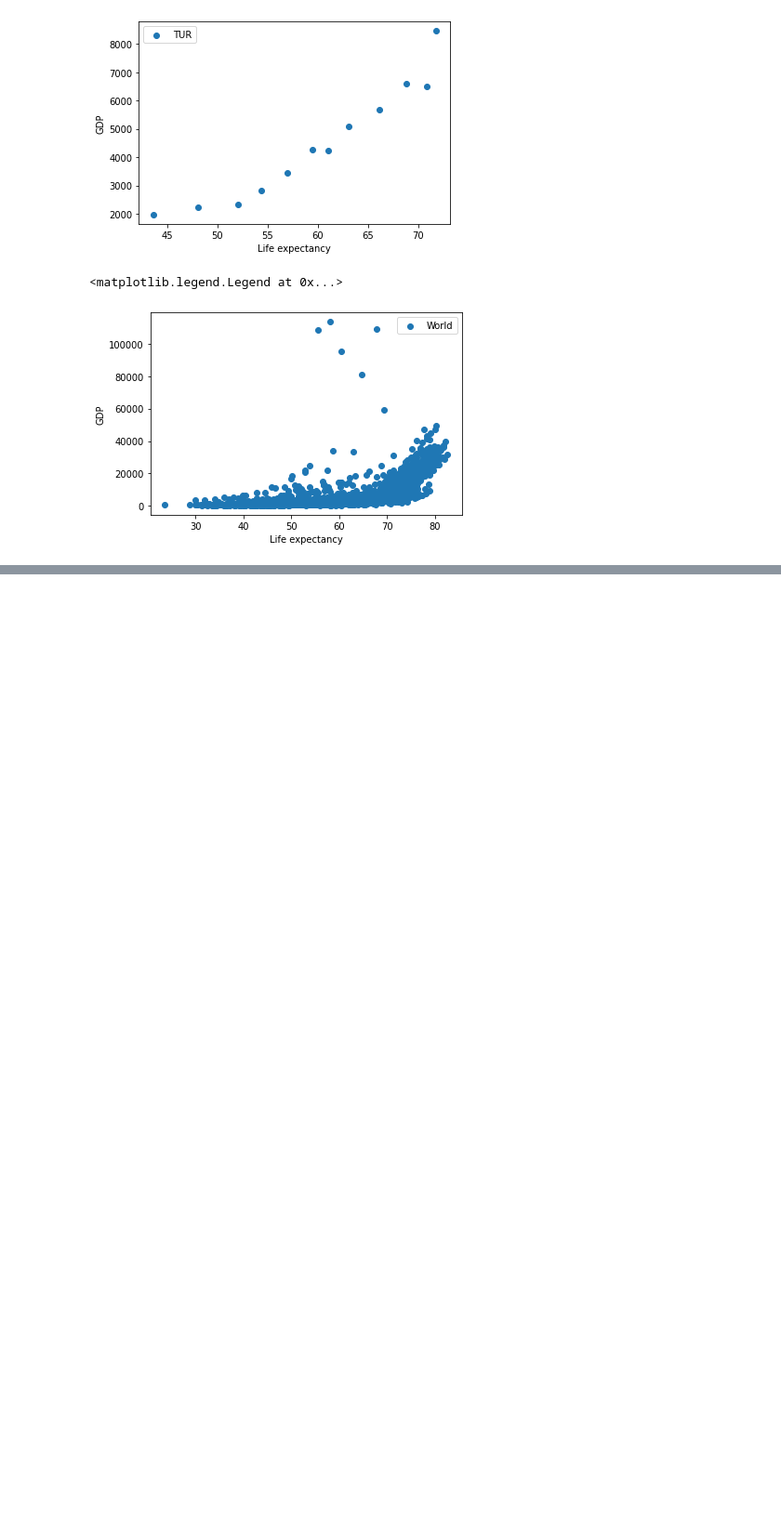
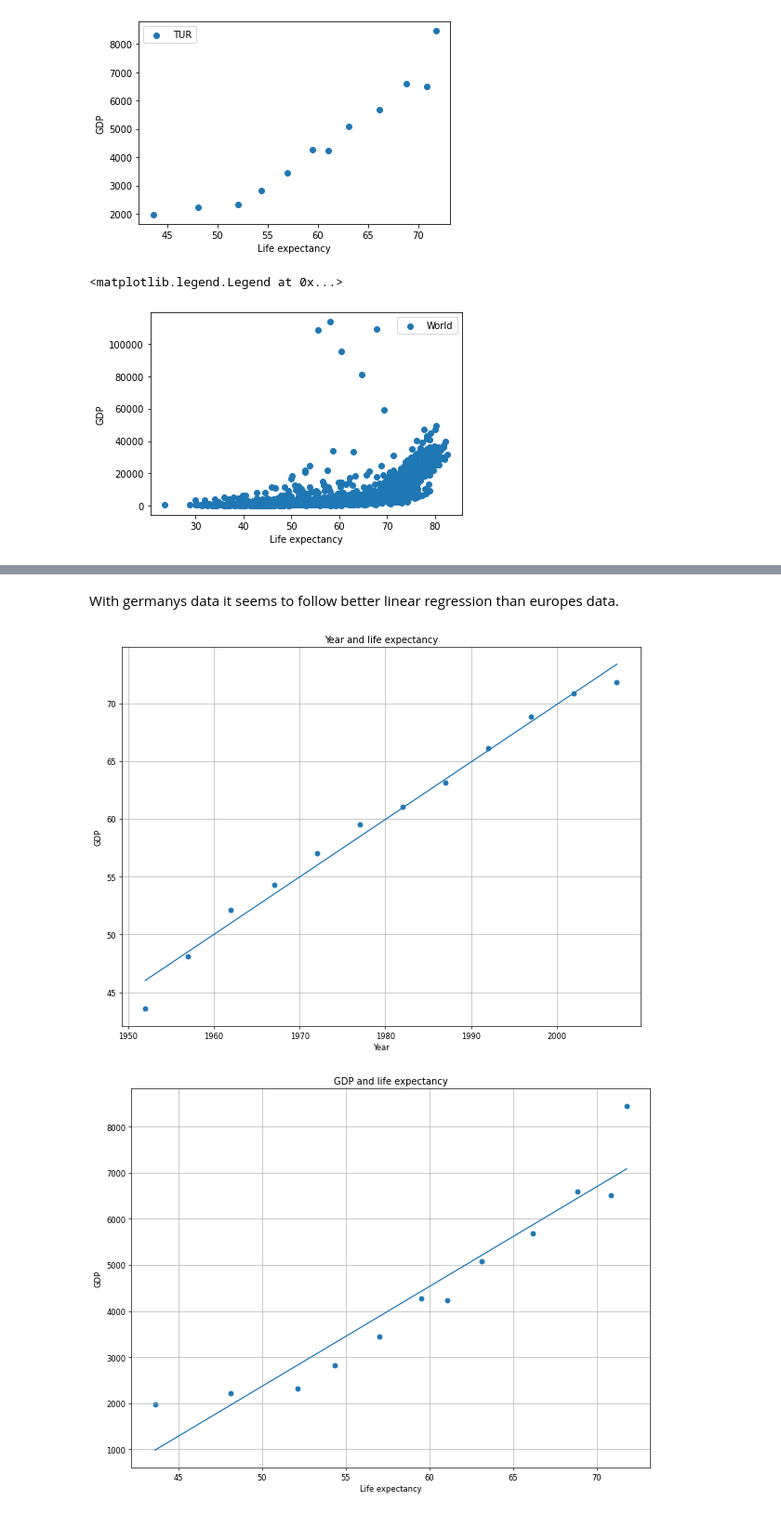
Before and after one commit to Statse/school-2021, a Jupyter notebook: tools of data analysis/excercise_04.ipynb, the cells around one changed output, grey strips where cells are left out. Shown: that part at 93% size. Saved outputs shown, nothing was run; the diff lists cells and outputs as text; code cells hidden in the pictures; blank space fills up the shorter version.

```diff
--- a/tools of data analysis/excercise_04.ipynb
+++ b/tools of data analysis/excercise_04.ipynb
@@ -67,0 +155,44 @@ plt.legend()
+# %% [markdown]
+With germanys data it seems to follow better linear regression than europes data.
+# %%
+#time
+x = turkey["year"]
+y = turkey["lifeExp"]
+
+x = x.values.reshape(-1,1)
+y = y.values.reshape(-1,1)
+
+reg = LinearRegression().fit(x, y)
+y_reg = reg.predict(x)
+
+fig = plt.figure(figsize = (12,9), dpi = 60)
+plt.title("Year and life expectancy")
+plt.xlabel("Year")
+plt.ylabel("GDP")
+plt.grid(True)
+plt.scatter(x,y)
+plt.plot(x, y_reg)
+plt.show()
+
+#gpd
+x = turkey["lifeExp"]
+y = turkey["gdpPercap"]
+
+x = x.values.reshape(-1,1)
+y = y.values.reshape(-1,1)
+
+reg = LinearRegression().fit(x, y)
+y_reg = reg.predict(x)
+
+fig = plt.figure(figsize = (12,9), dpi = 60)
+plt.title("Year and life expectancy")
+plt.title("GDP and life expectancy")
+plt.xlabel("Life expectancy")
+plt.ylabel("GDP")
+plt.grid(True)
+plt.scatter(x,y)
+plt.plot(x, y_reg)
+plt.show()
+# %% [output]
+[figure, added]
+[figure, added]
```
Also changed, not shown: parts of 5 cells of this notebook, 1 other file.
